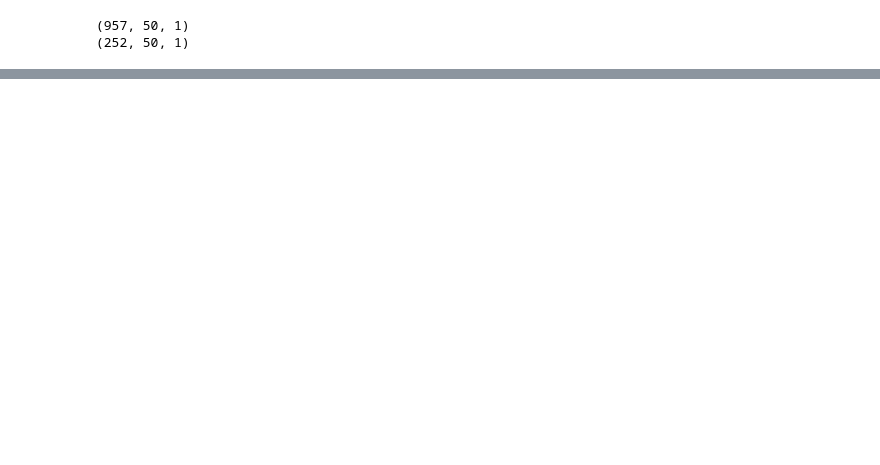
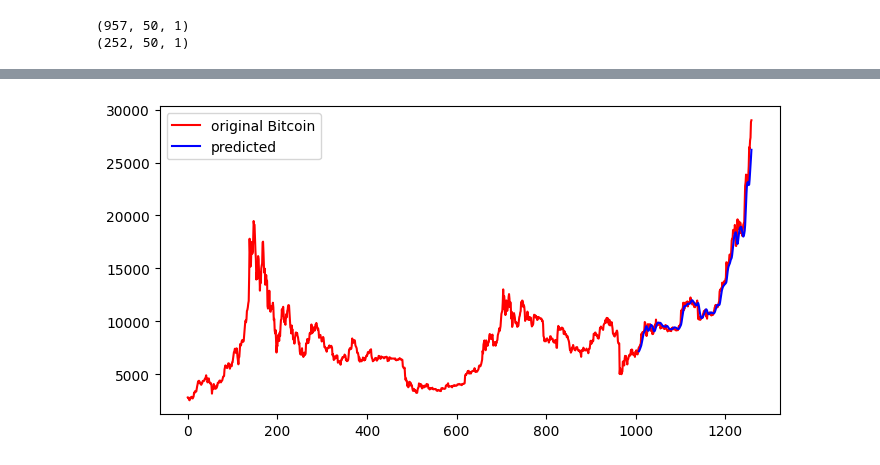
Before and after one commit to kozanakyel/AI-NN-PyTorch-kz, a Jupyter notebook: lstm_stock_udemy/Stock price prediction.ipynb, the cells around one changed output, grey strips where cells are left out. Cells and saved outputs as stored; diff of their text form; code cells hidden in the pictures; blank space fills up the shorter version.

```diff
--- a/lstm_stock_udemy/Stock price prediction.ipynb
+++ b/lstm_stock_udemy/Stock price prediction.ipynb
@@ -81,6 +96,8 @@ def create_my_dataset(df):
     return x,y
 # %%
 x_train, y_train = create_my_dataset(dataset_train)
+
+x_train_btc, y_train_btc = create_my_dataset(dataset_train_btc)
 x_train[:1]
 # %% [output]
 array([[0.15550899, 0.16002875, 0.16546966, 0.1432353 , 0.13837263,
@@ -99,5 +116,7 @@ y_train[:1]
 array([0.02895833])
 # %%
 x_test, y_test = create_my_dataset(dataset_test)
+
+x_test_btc, y_test_btc = create_my_dataset(dataset_test_btc)
 x_test[:1]
 # %% [output]
@@ -115,6 +134,9 @@ array([[0.7048619 , 0.70865789, 0.70043325, 0.71080895, 0.69518213,
 #reshaping for LSTM
 x_train = np.reshape(x_train, (x_train.shape[0],x_train.shape[1],1))
 x_test = np.reshape(x_test, (x_test.shape[0], x_test.shape[1],1))
+
+x_train_btc = np.reshape(x_train_btc, (x_train_btc.shape[0],x_train_btc.shape[1],1))
+x_test_btc = np.reshape(x_test_btc, (x_test_btc.shape[0], x_test_btc.shape[1],1))
 print(x_train.shape)
 print(x_test.shape)
 # %% [output]
@@ -192,0 +237,11 @@ range(1007, 1259)
+# %%
+%matplotlib inline
+predictions_btc = model.predict(x_test_btc)
+predictions_btc = scaler.inverse_transform(predictions_btc)
+
+fig, ax = plt.subplots(figsize=(8,4))
+plt.plot(df_btc, color='red', label='original Bitcoin')
+ax.plot(range(len(y_train_btc)+50, len(y_train_btc)+50+len(predictions_btc)),predictions_btc,color='blue', label='predicted')
+plt.legend()
+print(range(len(y_train_btc)+50, len(y_train_btc)+50+len(predictions_btc)))
+# %% [output]
@@ -193,3 +250,4 @@ range(1007, 1259)
+[figure, added]
 # %%
 y_test_scaled = scaler.inverse_transform(y_test.reshape(-1,1))
 
```
Also changed, not shown: parts of 15 cells of this notebook, 4 other files.
